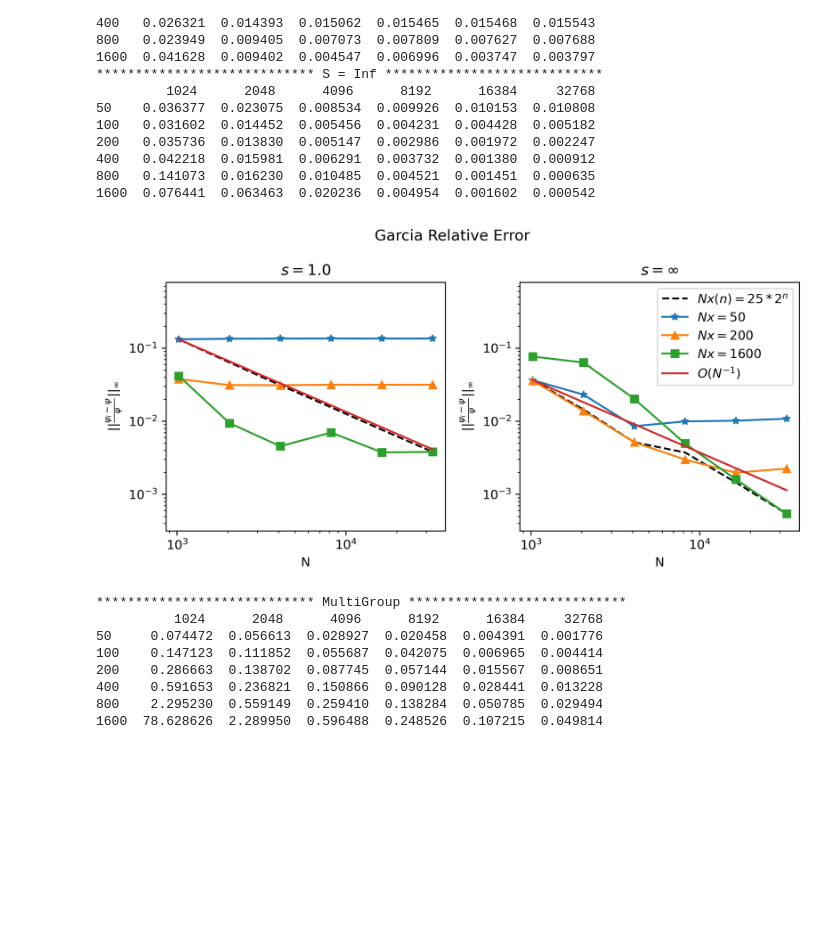
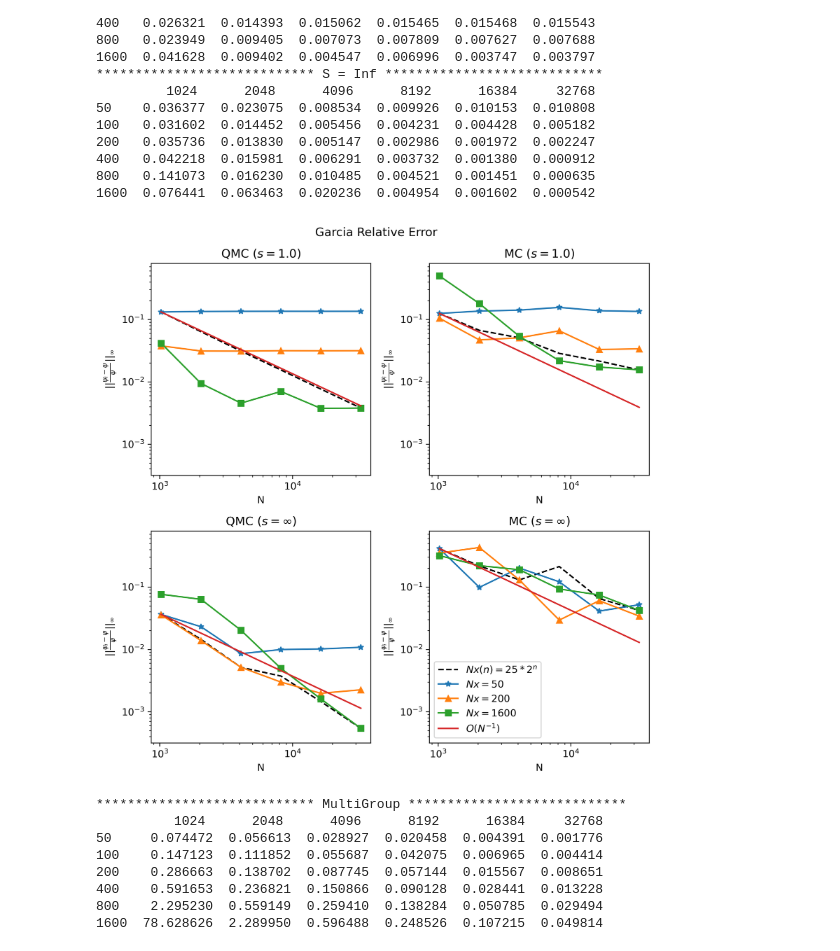
Before and after one commit to spasmann/iQMC.jl, a Jupyter notebook: Examples/error_plotting.ipynb, the cells around one changed output. Saved outputs shown, nothing was run; the diff lists cells and outputs as text; code cells hidden in the pictures; blank space fills up the shorter version.

```diff
--- a/Examples/error_plotting.ipynb
+++ b/Examples/error_plotting.ipynb
@@ -3,14 +3,17 @@ import numpy as np
 import matplotlib.pyplot as plt
 import pandas as pd
 # %%
-data1 = np.genfromtxt("/Users/sampasmann/Documents/GitHub/Krylov_QMC/Examples/Garcia/ErrTab1(6-6, -5).dat")
-dataInf = np.genfromtxt("/Users/sampasmann/Documents/GitHub/Krylov_QMC/Examples/Garcia/ErrTabInf(6-6, -5).dat")
+data1Sobol = np.genfromtxt("/Users/sampasmann/Documents/GitHub/Krylov_QMC/Examples/Data/ErrTab1Sobol(6-6, -5).dat")
+dataInfSobol = np.genfromtxt("/Users/sampasmann/Documents/GitHub/Krylov_QMC/Examples/Data/ErrTabInfSobol(6-6, -5).dat")
+data1Random = np.genfromtxt("/Users/sampasmann/Documents/GitHub/Krylov_QMC/Examples/Data/ErrTab1Random(6-6, -5).dat")
+dataInfRandom = np.genfromtxt("/Users/sampasmann/Documents/GitHub/Krylov_QMC/Examples/Data/ErrTabInfRandom(6-6, -5).dat")
+
 Nvals = [2**10, 2**11, 2**12, 2**13, 2**14, 2**15]
 NxVals = 50*np.array([1, 2, 4, 8, 16, 32])
-table = pd.DataFrame(data1, columns = Nvals, index = NxVals)
+table = pd.DataFrame(data1Sobol, columns = Nvals, index = NxVals)
 print("**************************** S = 1.0 ****************************")
 print(table)
-table = pd.DataFrame(dataInf, columns = Nvals, index = NxVals)
+table = pd.DataFrame(dataInfSobol, columns = Nvals, index = NxVals)
 print("**************************** S = Inf ****************************")
 print(table)
 # %% [output]
@@ -31,13 +34,16 @@ print(table)
 800   0.141073  0.016230  0.010485  0.004521  0.001451  0.000635
 1600  0.076441  0.063463  0.020236  0.004954  0.001602  0.000542
 # %%
-plt.figure(dpi=300, figsize=(8,4))
+plt.figure(dpi=300, figsize=(8,8))
 plt.suptitle("Garcia Relative Error")
 
 ylim = [10**(-3.5), 10**(-0.1)]
 ylabel = r'$||\frac{\psi_i - \psi}{\psi}||_\infty$'
 
-data = data1
+#########################################################
+#########################################################
+
+data = data1Sobol
 diagonal = np.diag(data)
 Nx50 = data[0,:]
 Nx100 = data[1,:]
@@ -47,8 +53,8 @@ Nx800 = data[4,:]
 Nx1600 = data[5,:]
 O = diagonal[0]*(Nvals[0])/(Nvals)
 
-plt.subplot(121)
-plt.title(r"$s=1.0$")
+plt.subplot(221)
+plt.title(r"QMC $(s=1.0)$")
 plt.ylabel(ylabel)
 plt.xlabel("N")
 plt.plot(Nvals, diagonal, 'k--',label='Diagonal')
@@ -59,39 +65,90 @@ plt.plot(Nvals, O,label = r'$O(N^{-1})$')
 plt.xscale('log')
 plt.yscale('log')
 plt.ylim(ylim)
-#plt.legend()
 
 #########################################################
 #########################################################
 
-data = dataInf
+data = data1Random
 diagonal = np.diag(data)
 Nx50 = data[0,:]
 Nx100 = data[1,:]
 Nx200 = data[2,:]
 Nx400 = data[3,:]
 Nx800 = data[4,:]
 Nx1600 = data[5,:]
 O = diagonal[0]*(Nvals[0])/(Nvals)
 
-plt.subplot(122)
-plt.title(r"$s=\infty$")
+plt.subplot(222)
+plt.title(r"MC $(s=1.0)$")
+plt.ylabel(ylabel)
+plt.xlabel("N")
+plt.plot(Nvals, diagonal, 'k--',label='Diagonal')
+plt.plot(Nvals, Nx50, '*-',label='Nx = 50')
+plt.plot(Nvals, Nx200, '^-',label='Nx = 200')
+plt.plot(Nvals, Nx1600, 's-',label='Nx = 1600')
+plt.plot(Nvals, O,label = r'$O(N^{-1})$')
+plt.xscale('log')
+plt.yscale('log')
+plt.ylim(ylim)
+
+#########################################################
+#########################################################
+
+data = dataInfSobol
+diagonal = np.diag(data)
+Nx50 = data[0,:]
+Nx100 = data[1,:]
+Nx200 = data[2,:]
+Nx400 = data[3,:]
+Nx800 = data[4,:]
+Nx1600 = data[5,:]
+O = diagonal[0]*(Nvals[0])/(Nvals)
+
+plt.subplot(223)
+plt.title(r"QMC $(s=\infty)$")
+plt.ylabel(ylabel)
+plt.xlabel("N")
+plt.plot(Nvals, diagonal, 'k--',label='Diagonal')
+plt.plot(Nvals, Nx50, '*-',label='Nx = 50')
+plt.plot(Nvals, Nx200, '^-',label='Nx = 200')
+plt.plot(Nvals, Nx1600, 's-',label='Nx = 1600')
+plt.plot(Nvals, O,label = r'$O(N^{-1})$')
+plt.xscale('log')
+plt.yscale('log')
+plt.ylim(ylim)
+
+#########################################################
+#########################################################
+
+data = dataInfRandom
+diagonal = np.diag(data)
+Nx50 = data[0,:]
+Nx100 = data[1,:]
+Nx200 = data[2,:]
+Nx400 = data[3,:]
+Nx800 = data[4,:]
+Nx1600 = data[5,:]
+O = diagonal[0]*(Nvals[0])/(Nvals)
+
+plt.subplot(224)
+plt.title(r"MC $(s=\infty)$")
 plt.ylabel(ylabel)
 plt.xlabel("N")
 plt.plot(Nvals, diagonal, 'k--',label=r'$Nx(n)=25*2^{n}$')
 plt.plot(Nvals, Nx50, '*-',label=r'$Nx=50$')
 plt.plot(Nvals, Nx200, '^-',label=r'$Nx=200$')
 plt.plot(Nvals, Nx1600, 's-',label=r'$Nx=1600$')
 plt.plot(Nvals, O,label = r'$O(N^{-1})$')
 plt.xscale('log')
 plt.yscale('log')
 plt.ylim(ylim)
 #plt.xticks(Nvals, Nvals)
 plt.legend()
 #plt.legend(loc=(1.04,0.64))
 plt.tight_layout()
 # %% [output]
-[figure, old version]
+[figure, new version]
 # %%
 data = np.genfromtxt("/Users/sampasmann/Documents/GitHub/Krylov_QMC/Examples/MultiGroup/ErrTab(6-6, -5).dat")
 table = pd.DataFrame(data, columns = Nvals, index = NxVals)
```
Also changed, not shown: 33 other files.
